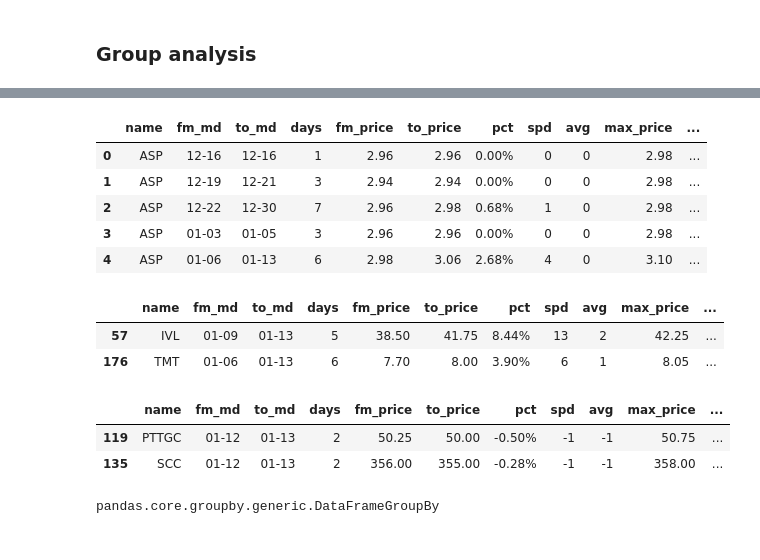
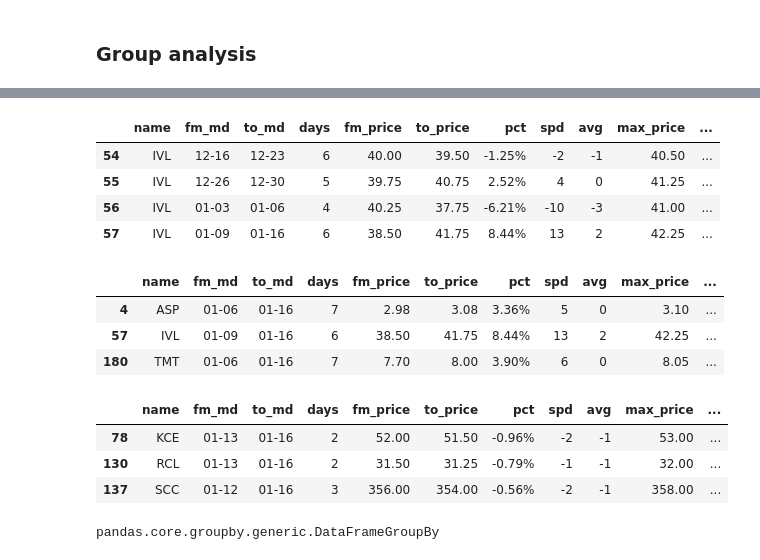
Before and after one commit to santimcs/A7, a Jupyter notebook: Daily/240 - Summary Sales Analysis.ipynb, the cells around one changed output, grey strips where cells are left out. Cells and saved outputs as stored; diff of their text form; code cells hidden in the pictures.

```diff
--- a/Daily/240 - Summary Sales Analysis.ipynb
+++ b/Daily/240 - Summary Sales Analysis.ipynb
@@ -131,29 +151,28 @@ df.groupby("trend").nunique()
 # %%
-cols = 'name fm_md to_md days fm_price to_price pct spd avg max_price min_price ttl_qty trend'.split()
-mask = df.name == 'ASP'
+mask = df.name == 'IVL'
 df[mask][cols].style.format(format_dict)
 # %% [output]
 |  | name | fm_md | to_md | days | fm_price | to_price | pct | spd | avg | max_price | ... |
-| 0 | ASP | 12-16 | 12-16 | 1 | 2.96 | 2.96 | 0.00% | 0 | 0 | 2.98 | ... |
-| 1 | ASP | 12-19 | 12-21 | 3 | 2.94 | 2.94 | 0.00% | 0 | 0 | 2.98 | ... |
-| 2 | ASP | 12-22 | 12-30 | 7 | 2.96 | 2.98 | 0.68% | 1 | 0 | 2.98 | ... |
-| 3 | ASP | 01-03 | 01-05 | 3 | 2.96 | 2.96 | 0.00% | 0 | 0 | 2.98 | ... |
-| 4 | ASP | 01-06 | 01-13 | 6 | 2.98 | 3.06 | 2.68% | 4 | 0 | 3.10 | ... |
+| 54 | IVL | 12-16 | 12-23 | 6 | 40.00 | 39.50 | -1.25% | -2 | -1 | 40.50 | ... |
+| 55 | IVL | 12-26 | 12-30 | 5 | 39.75 | 40.75 | 2.52% | 4 | 0 | 41.25 | ... |
+| 56 | IVL | 01-03 | 01-06 | 4 | 40.25 | 37.75 | -6.21% | -10 | -3 | 41.00 | ... |
+| 57 | IVL | 01-09 | 01-16 | 6 | 38.50 | 41.75 | 8.44% | 13 | 2 | 42.25 | ... |
 # %%
-cols = 'name fm_md to_md days fm_price to_price pct spd avg max_price min_price ttl_qty trend'.split()
-pct = 3.00
-df.query('to_date == @yesterday and pct >= @pct')[cols].style.format(format_dict)
+pct = 3
+df.query('to_date == @today and pct >= @pct')[cols].style.format(format_dict)
 # %% [output]
 |  | name | fm_md | to_md | days | fm_price | to_price | pct | spd | avg | max_price | ... |
-| 57 | IVL | 01-09 | 01-13 | 5 | 38.50 | 41.75 | 8.44% | 13 | 2 | 42.25 | ... |
-| 176 | TMT | 01-06 | 01-13 | 6 | 7.70 | 8.00 | 3.90% | 6 | 1 | 8.05 | ... |
+| 4 | ASP | 01-06 | 01-16 | 7 | 2.98 | 3.08 | 3.36% | 5 | 0 | 3.10 | ... |
+| 57 | IVL | 01-09 | 01-16 | 6 | 38.50 | 41.75 | 8.44% | 13 | 2 | 42.25 | ... |
+| 180 | TMT | 01-06 | 01-16 | 7 | 7.70 | 8.00 | 3.90% | 6 | 0 | 8.05 | ... |
 # %%
 pct = -0.01
-df.query('to_date == @yesterday and pct <= @pct')[cols].style.format(format_dict)
+df.query('to_date == @today and pct <= @pct')[cols].style.format(format_dict)
 # %% [output]
 |  | name | fm_md | to_md | days | fm_price | to_price | pct | spd | avg | max_price | ... |
-| 119 | PTTGC | 01-12 | 01-13 | 2 | 50.25 | 50.00 | -0.50% | -1 | -1 | 50.75 | ... |
-| 135 | SCC | 01-12 | 01-13 | 2 | 356.00 | 355.00 | -0.28% | -1 | -1 | 358.00 | ... |
+| 78 | KCE | 01-13 | 01-16 | 2 | 52.00 | 51.50 | -0.96% | -2 | -1 | 53.00 | ... |
+| 130 | RCL | 01-13 | 01-16 | 2 | 31.50 | 31.25 | -0.79% | -1 | -1 | 32.00 | ... |
+| 137 | SCC | 01-12 | 01-16 | 3 | 356.00 | 354.00 | -0.56% | -2 | -1 | 358.00 | ... |
 # %%
 # It returns a DataFrameGroupBy object
 df_groupby_trend = df.groupby('trend')
```
Also changed, not shown: parts of 18 cells of this notebook, 22 other files.
